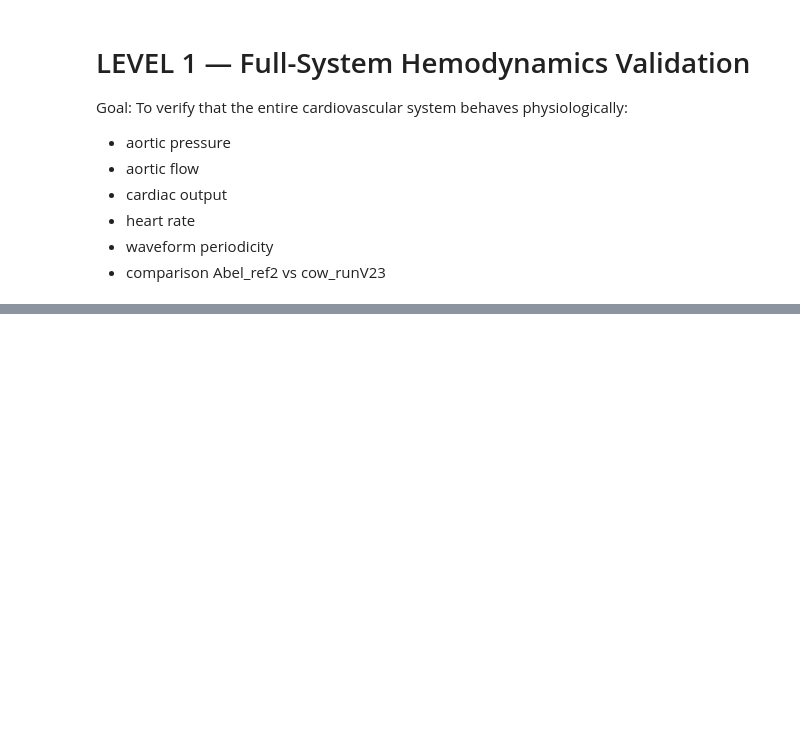
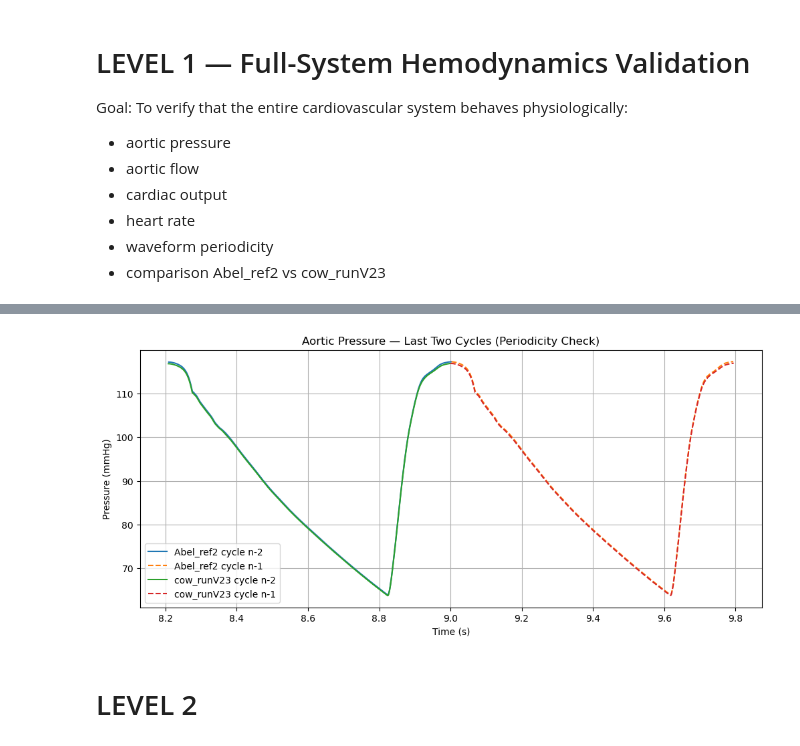
Before and after one commit to gurovamr/Simulation-of-Circle-of-Willis-, a Jupyter notebook: analysis_V20/validation_final.ipynb, the cells around one changed output, grey strips where cells are left out. Drawn from its saved outputs; the diff is of its cells as text; code cells hidden in the pictures; blank space fills up the shorter version.

```diff
--- a/analysis_V20/validation_final.ipynb
+++ b/analysis_V20/validation_final.ipynb
@@ -138,0 +159,29 @@ plt.show()
+# %%
+plt.figure(figsize=(12,5))
+
+for label, res in results.items():
+    p = res["p_mmHg"]
+    t = res["t_p"]
+
+    # detect cycles
+    peaks, _ = find_peaks(p, distance=40)
+    if len(peaks) < 3:
+        continue
+
+    # last two cycles
+    i1, i2 = peaks[-3], peaks[-2]
+    j1, j2 = peaks[-2], peaks[-1]
+
+    plt.plot(t[i1:i2], p[i1:i2], label=f"{label} cycle n-2")
+    plt.plot(t[j1:j2], p[j1:j2], '--', label=f"{label} cycle n-1")
+
+plt.title("Aortic Pressure — Last Two Cycles (Periodicity Check)")
+plt.xlabel("Time (s)")
+plt.ylabel("Pressure (mmHg)")
+plt.grid(True)
+plt.legend()
+plt.show()
+# %% [output]
+[figure, added]
+# %% [markdown]
+# LEVEL 2
```
Also changed, not shown: parts of 6 cells of this notebook.
